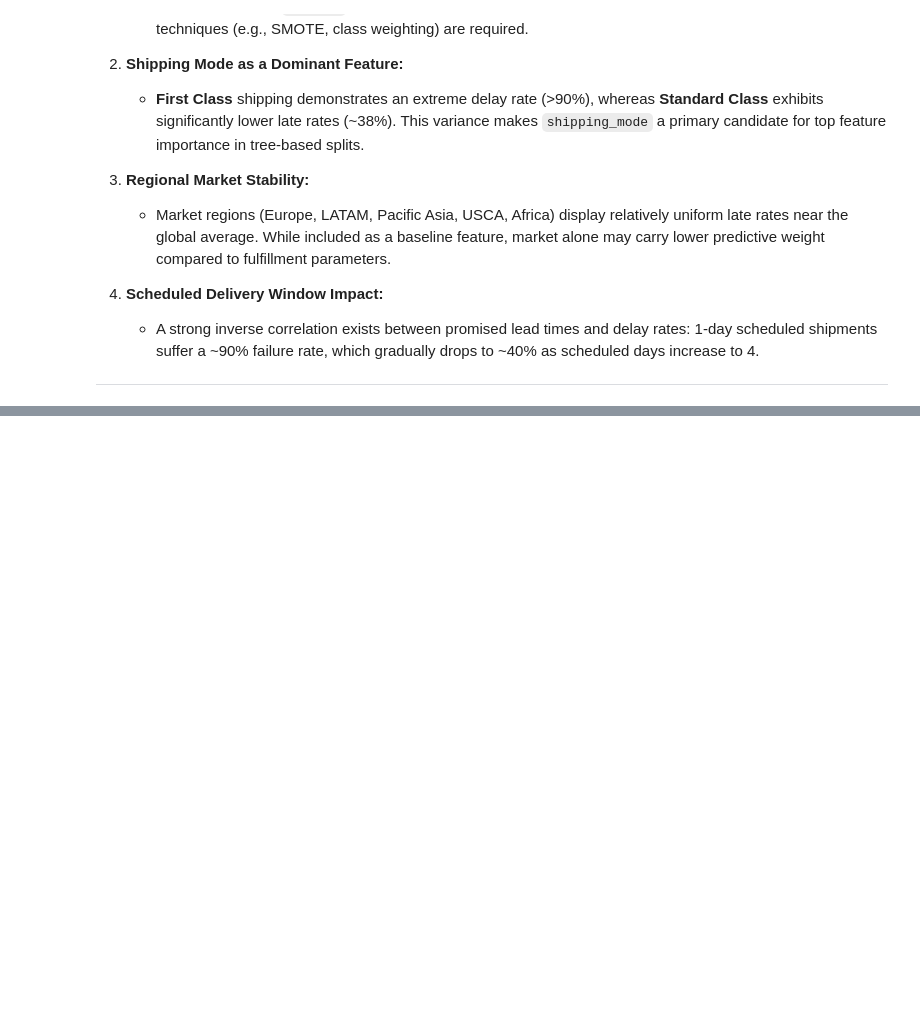
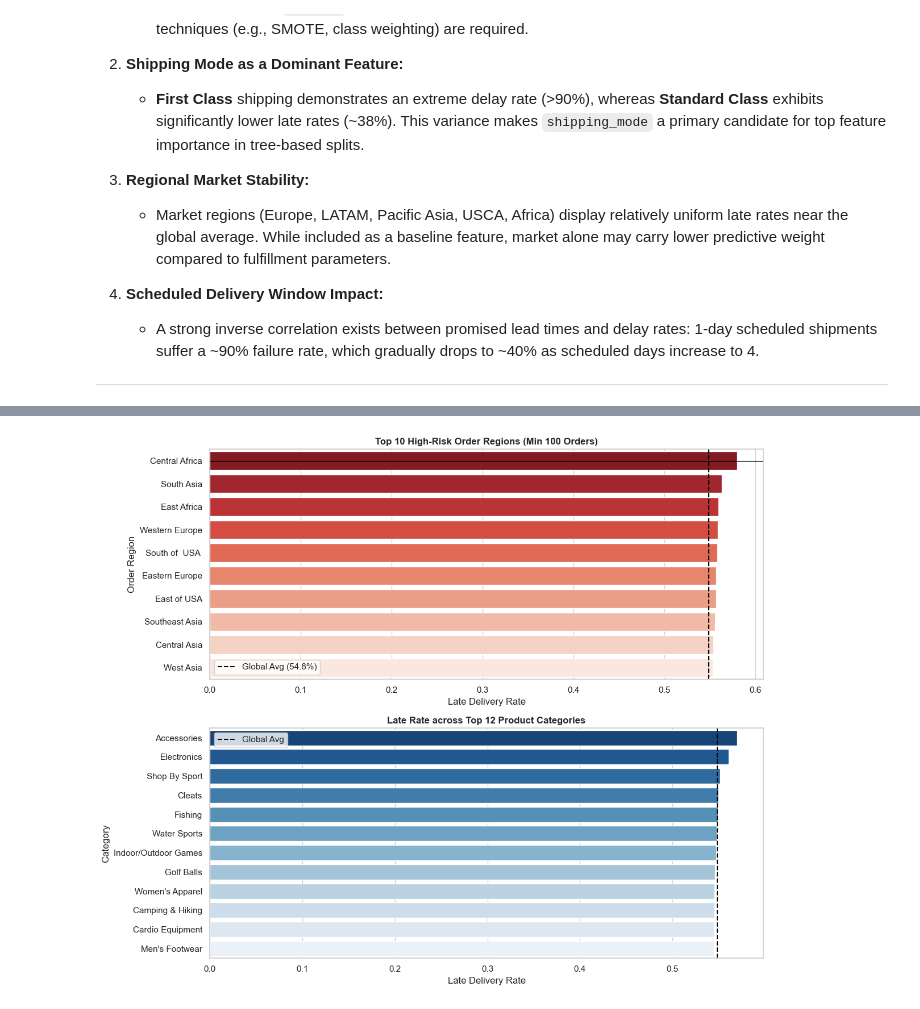
Before and after one commit to KhushalMalhotra/supply-chain-delivery-optimizer, a Jupyter notebook: python/delay_prediction.ipynb, the cells around one changed output, grey strips where cells are left out. Saved outputs shown, nothing was run; the diff lists cells and outputs as text; code cells hidden in the pictures; blank space fills up the shorter version.

```diff
--- a/python/delay_prediction.ipynb
+++ b/python/delay_prediction.ipynb
@@ -187,0 +192,73 @@ Our data visualisation confirms the patterns previously identified in descriptiv
+# %%
+
+fig, axes = plt.subplots(2, 1, figsize=(12, 10))
+
+# 1. Top 10 Regions with Highest Delay Risk
+region_risk = (
+    df.groupby("order_region")["is_late"]
+    .agg(["mean", "count"])
+    .query("count > 100")
+    .sort_values(by="mean", ascending=False)
+    .head(10)
+    .reset_index()
+)
+
+sns.barplot(
+    data=region_risk,
+    y="order_region",
+    x="mean",
+    ax=axes[0],
+    palette="Reds_r",
+    hue="order_region",
+    legend=False,
+)
+axes[0].axhline(0, color="black", linewidth=0.8)
+axes[0].axvline(
+    df["is_late"].mean(),
+    color="black",
+    linestyle="--",
+    label=f'Global Avg ({df["is_late"].mean():.1%})',
+)
+axes[0].set_title(
+    "Top 10 High-Risk Order Regions (Min 100 Orders)", fontweight="bold"
+)
+axes[0].set_xlabel("Late Delivery Rate")
+axes[0].set_ylabel("Order Region")
+axes[0].legend()
+
+# 2. Product Category Risk (Top 12 Most Frequent Categories)
+top_categories = df["category_name"].value_counts().head(12).index
+cat_risk = (
+    df[df["category_name"].isin(top_categories)]
+    .groupby("category_name")["is_late"]
+    .mean()
+    .reset_index()
+    .sort_values(by="is_late", ascending=False)
+)
+
+sns.barplot(
+    data=cat_risk,
+    y="category_name",
+    x="is_late",
+    ax=axes[1],
+    palette="Blues_r",
+    hue="category_name",
+    legend=False,
+)
+axes[1].axvline(
+    df["is_late"].mean(),
+    color="black",
+    linestyle="--",
+    label="Global Avg",
+)
+axes[1].set_title(
+    "Late Rate across Top 12 Product Categories", fontweight="bold"
+)
+axes[1].set_xlabel("Late Delivery Rate")
+axes[1].set_ylabel("Category")
+axes[1].legend()
+
+plt.tight_layout()
+plt.show()
+# %% [output]
+[figure, added]
```
Also changed, not shown: parts of 8 cells of this notebook.
